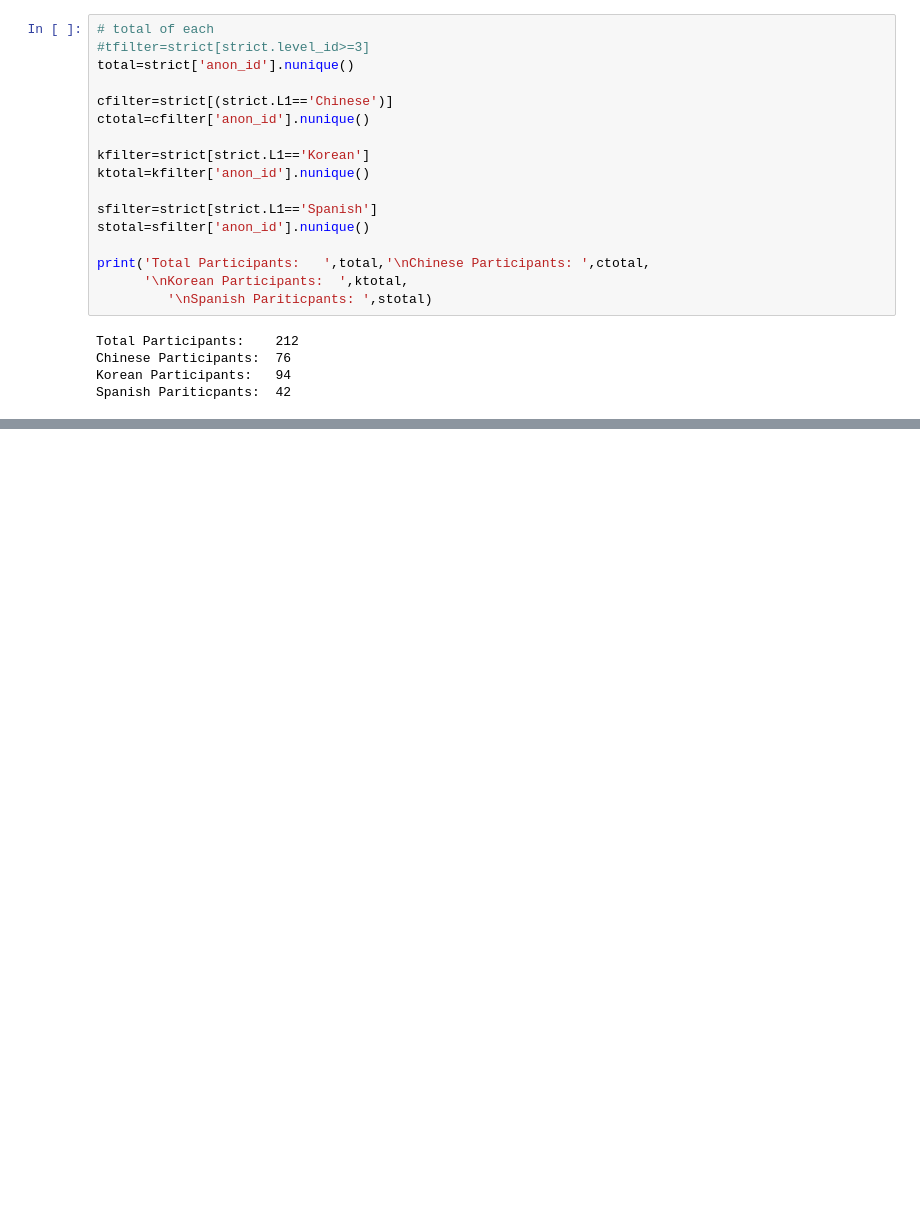
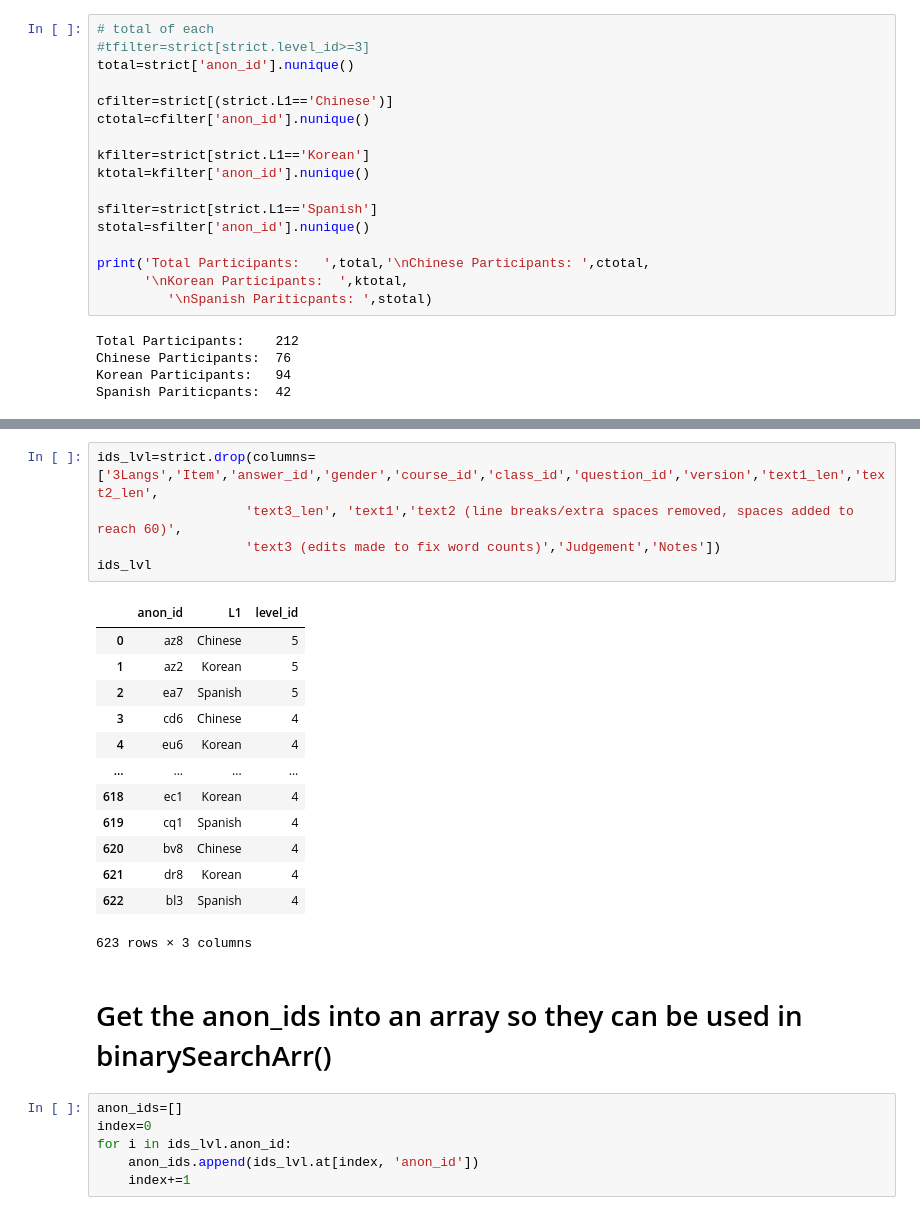
Before and after one commit to mencer456/LRDC-Research, a Jupyter notebook: data-analysis.ipynb, the cells around one changed output, grey strips where cells are left out. Cells and saved outputs as stored; diff of their text form; blank space fills up the shorter version.

```diff
--- a/data-analysis.ipynb
+++ b/data-analysis.ipynb
@@ -79,0 +131,27 @@ Text(0.5, 1.0, 'Number of Participants of each Language')
+# %%
+ids_lvl=strict.drop(columns=['3Langs','Item','answer_id','gender','course_id','class_id','question_id','version','text1_len','text2_len',
+                   'text3_len', 'text1','text2 (line breaks/extra spaces removed, spaces added to reach 60)',
+                   'text3 (edits made to fix word counts)','Judgement','Notes'])
+ids_lvl
+# %% [output]
+|  | anon_id | L1 | level_id |
+| 0 | az8 | Chinese | 5 |
+| 1 | az2 | Korean | 5 |
+| 2 | ea7 | Spanish | 5 |
+| 3 | cd6 | Chinese | 4 |
+| 4 | eu6 | Korean | 4 |
+| ... | ... | ... | ... |
+| 618 | ec1 | Korean | 4 |
+| 619 | cq1 | Spanish | 4 |
+| 620 | bv8 | Chinese | 4 |
+| 621 | dr8 | Korean | 4 |
+| 622 | bl3 | Spanish | 4 |
+623 rows × 3 columns
+# %% [markdown]
+# Get the anon_ids into an array so they can be used in binarySearchArr()
+# %%
+anon_ids=[]
+index=0
+for i in ids_lvl.anon_id:
+    anon_ids.append(ids_lvl.at[index, 'anon_id'])
+    index+=1
```
Also changed, not shown: parts of 40 cells of this notebook, 1 other file.
